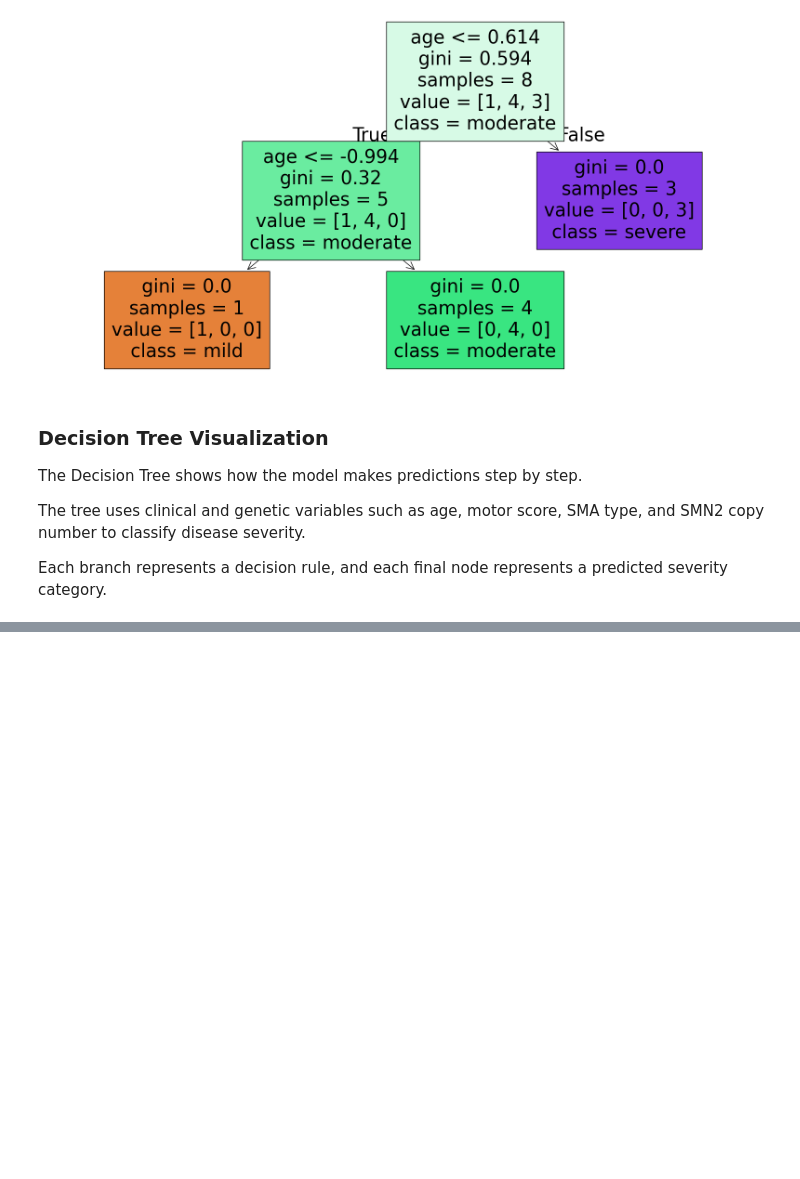
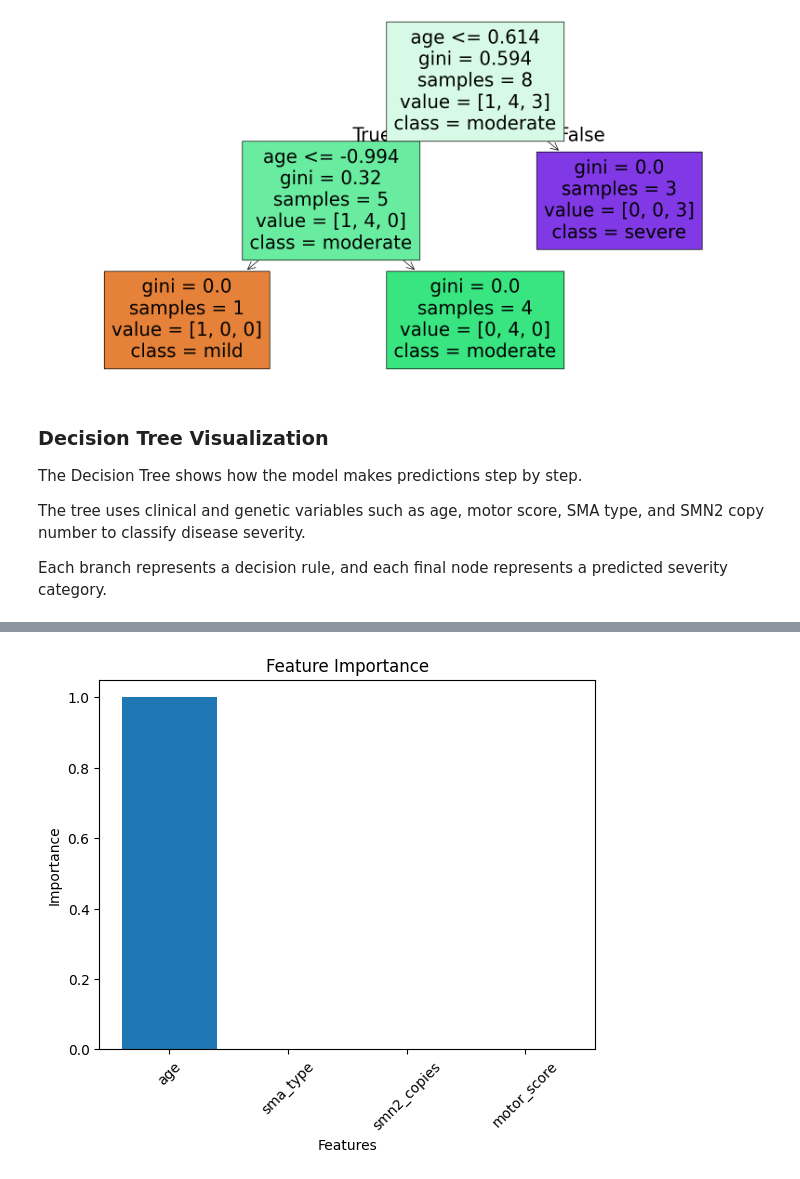
Before and after one commit to Kisara00555/sma-data-science, a Jupyter notebook: notebooks/01_sma_background_and_data_overview.ipynb, the cells around one changed output, grey strips where cells are left out. Cells and saved outputs as stored; diff of their text form; code cells hidden in the pictures; blank space fills up the shorter version.

Commit message:
Analyze feature importance

```diff
--- a/notebooks/01_sma_background_and_data_overview.ipynb
+++ b/notebooks/01_sma_background_and_data_overview.ipynb
@@ -713,0 +717,10 @@ Each branch represents a decision rule, and each final node represents a predict
+# %%
+# Feature Importance
+feature_importance = tree_model.feature_importances_
+
+importance_df = pd.DataFrame({
+    "Feature": X.columns,
+    "Importance": feature_importance
+})
+
+importance_df
@@ -713,0 +733,4 @@ Each branch represents a decision rule, and each final node represents a predict
+# %%
+# Sort by importance
+importance_df = importance_df.sort_values(by="Importance", ascending=False)
+importance_df
@@ -713,0 +743,10 @@ Each branch represents a decision rule, and each final node represents a predict
+# %%
+# Plot Feature Importance
+plt.bar(importance_df["Feature"], importance_df["Importance"])
+plt.title("Feature Importance")
+plt.xlabel("Features")
+plt.ylabel("Importance")
+plt.xticks(rotation=45)
+plt.show()
+# %% [output]
+[figure, added]
```
Also changed, not shown: parts of 5 cells of this notebook, 1 other file.
